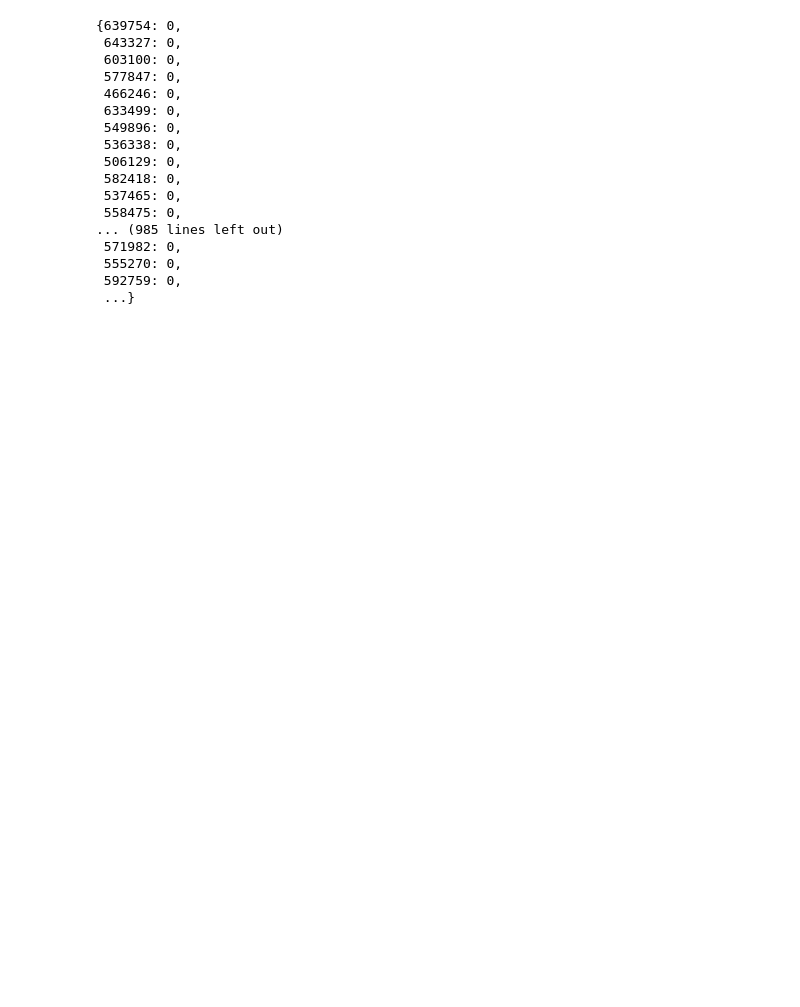
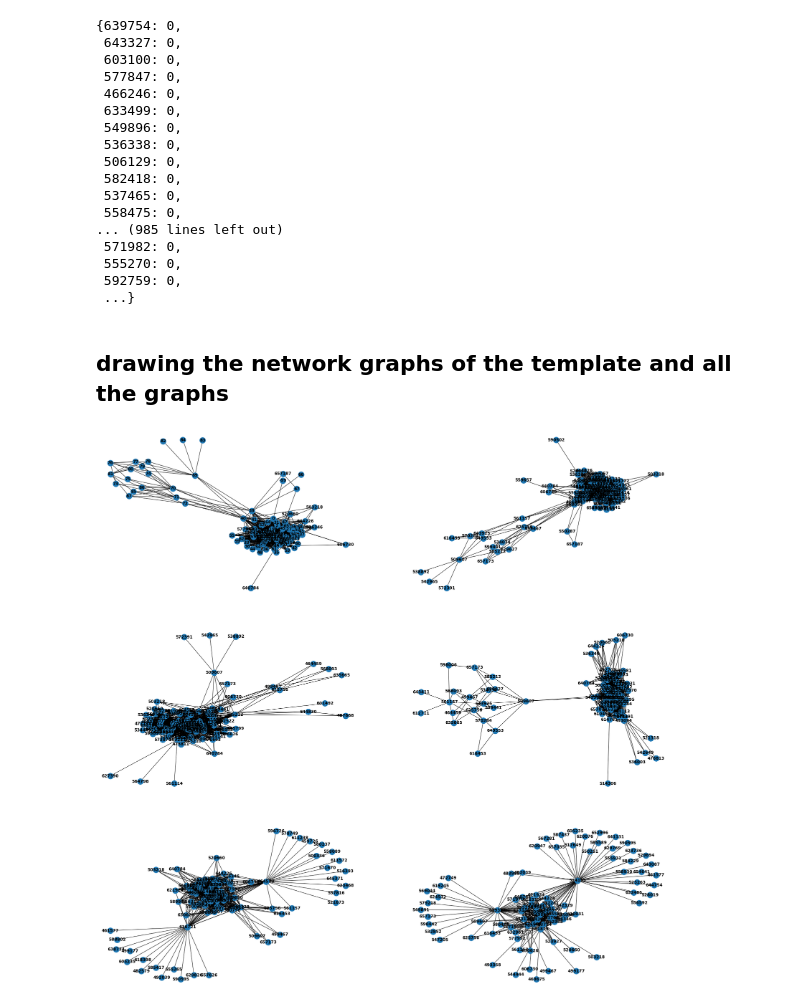
Before and after one commit to AtrayeeNeog/Visualization_2019-20, a Jupyter notebook: python/MC1_test01.ipynb, the cells around one changed output. Drawn from its saved outputs; the diff is of its cells as text; code cells hidden in the pictures; blank space fills up the shorter version.

Commit message:
added network graphs of Template and Q1 graphs

```diff
--- a/python/MC1_test01.ipynb
+++ b/python/MC1_test01.ipynb
@@ -508,6 +500,13 @@ for val in dfGraph1[(dfGraph1["eType"] == 6)]["Source"]:
 import networkx as nx
 # %%
 G = nx.Graph()
+# %%
+templateG = nx.Graph()
+graph1G = nx.Graph()
+graph2G = nx.Graph()
+graph3G = nx.Graph()
+graph4G = nx.Graph()
+graph5G = nx.Graph()
 # %%
 G.number_of_nodes()
 # %% [output]
@@ -533,6 +532,20 @@ sampleFromBigGraph01
 | 9999998 | 590886 | 642119 |
 | 9999999 | 642119 | 460726 |
 10000000 rows × 2 columns
+# %%
+templateNodesTuple = [tuple([x, y]) for x, y in zip(dfTemplate["Source"], dfTemplate["Target"])]
+graph1NodesTuple = [tuple([x, y]) for x, y in zip(dfGraph1["Source"], dfGraph1["Target"])]
+graph2NodesTuple = [tuple([x, y]) for x, y in zip(dfGraph2["Source"], dfGraph2["Target"])]
+graph3NodesTuple = [tuple([x, y]) for x, y in zip(dfGraph3["Source"], dfGraph3["Target"])]
+graph4NodesTuple = [tuple([x, y]) for x, y in zip(dfGraph4["Source"], dfGraph4["Target"])]
+graph5NodesTuple = [tuple([x, y]) for x, y in zip(dfGraph5["Source"], dfGraph5["Target"])]
+# %%
+templateG.add_edges_from(templateNodesTuple)
+graph1G.add_edges_from(graph1NodesTuple)
+graph2G.add_edges_from(graph2NodesTuple)
+graph3G.add_edges_from(graph3NodesTuple)
+graph4G.add_edges_from(graph4NodesTuple)
+graph5G.add_edges_from(graph5NodesTuple)
 # %%
 sampleFromBigGraph01Tuple = [tuple([x, y]) for x, y in zip(sampleFromBigGraph01["Source"], sampleFromBigGraph01["Target"])]
 # %%
@@ -568,0 +586,20 @@ nx.clustering(G)
+# %% [markdown]
+## drawing the network graphs of the template and all the graphs
+# %%
+f = plt.figure(figsize=(30,30))
+#ax = f.add_subplot(121)
+#ax2 = f.add_subplot(122)
+plt.subplot(321)
+nx.draw(templateG, with_labels=True, font_weight='bold')
+plt.subplot(322)
+nx.draw(graph1G, with_labels=True, font_weight='bold')
+plt.subplot(323)
+nx.draw(graph2G, with_labels=True, font_weight='bold')
+plt.subplot(324)
+nx.draw(graph3G, with_labels=True, font_weight='bold')
+plt.subplot(325)
+nx.draw(graph4G, with_labels=True, font_weight='bold')
+plt.subplot(326)
+nx.draw(graph5G, with_labels=True, font_weight='bold')
+# %% [output]
+[figure, added]
```
Also changed, not shown: parts of 5 cells of this notebook.
